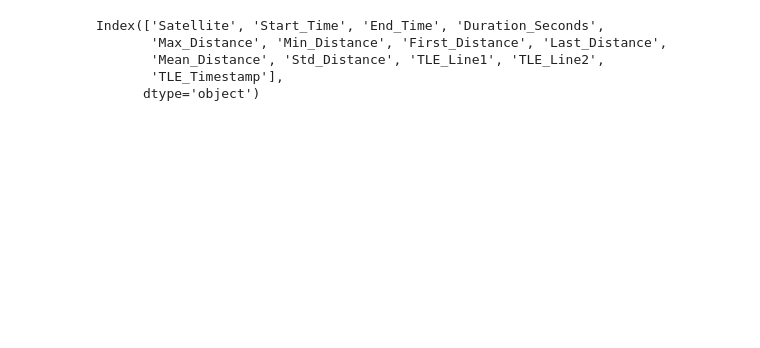
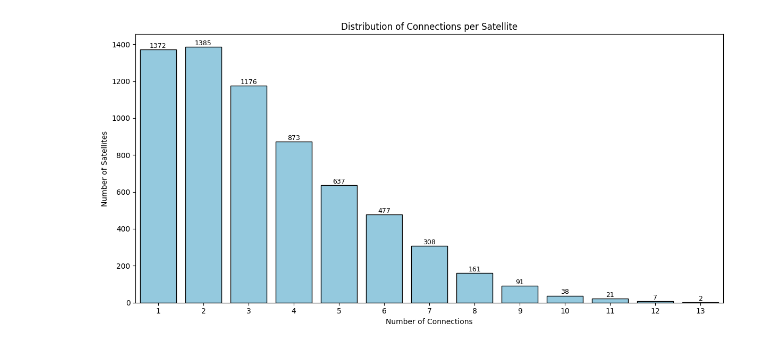
Before and after one commit to Jackbaude/anaSAT, a Jupyter notebook: stats.ipynb, the cells around one changed output. Saved outputs shown, nothing was run; the diff lists cells and outputs as text; code cells hidden in the pictures; blank space fills up the shorter version.

```diff
--- a/stats.ipynb
+++ b/stats.ipynb
@@ -29,6 +34,16 @@ import seaborn as sns
 # %%
 base_path = "output"
-if os.path.exists(f"{base_path}/connection_peroids.csv"):
-    print("Loading existing processed data...")
-df_conn_periods = pd.read_csv(f"{base_path}/connection_periods.csv")
+if not os.path.exists(f"{base_path}/connection_periods.csv"):
+    print("Could not find connection_periods.csv")
+else:
+    df_conn_periods = pd.read_csv(f"{base_path}/connection_periods.csv")
+
+
+if not os.path.exists(f"{base_path}/combined_serving_satellite.csv"):
+    print("Could not find combined_serving_satellite.csv")
+else:
+    df_serving_satellite = pd.read_csv(f"{base_path}/combined_serving_satellite.csv")
+
+# subtract one second in time from the end time for the connection peroids
+df_conn_periods['End_Time'] = pd.to_datetime(df_conn_periods['End_Time']) - pd.Timedelta(seconds=1)
 # %%
@@ -36,8 +76,18 @@ df_conn_periods = pd.read_csv(f"{base_path}/connection_periods.csv")
-# %%
-df_conn_periods.columns
-# %% [output]
-Index(['Satellite', 'Start_Time', 'End_Time', 'Duration_Seconds',
-       'Max_Distance', 'Min_Distance', 'First_Distance', 'Last_Distance',
-       'Mean_Distance', 'Std_Distance', 'TLE_Line1', 'TLE_Line2',
-       'TLE_Timestamp'],
-      dtype='object')
+# %%
+# Get count of satellites by number of connections
+connection_distribution = df_conn_periods['Satellite'].value_counts().value_counts().sort_index()
+
+plt.figure(figsize=(12, 6))
+ax = sns.barplot(x=connection_distribution.index, y=connection_distribution.values, color='skyblue', edgecolor='black')
+
+# Label each bar
+for i, v in enumerate(connection_distribution.values):
+    ax.text(i, v + 0.5, str(v), ha='center', va='bottom', fontsize=9)
+
+plt.xlabel('Number of Connections')
+plt.ylabel('Number of Satellites')
+plt.title('Distribution of Connections per Satellite')
+plt.tight_layout()
+plt.show()
+# %% [output]
+[figure, added]
```
Also changed, not shown: parts of 13 cells of this notebook, 13 other files.
